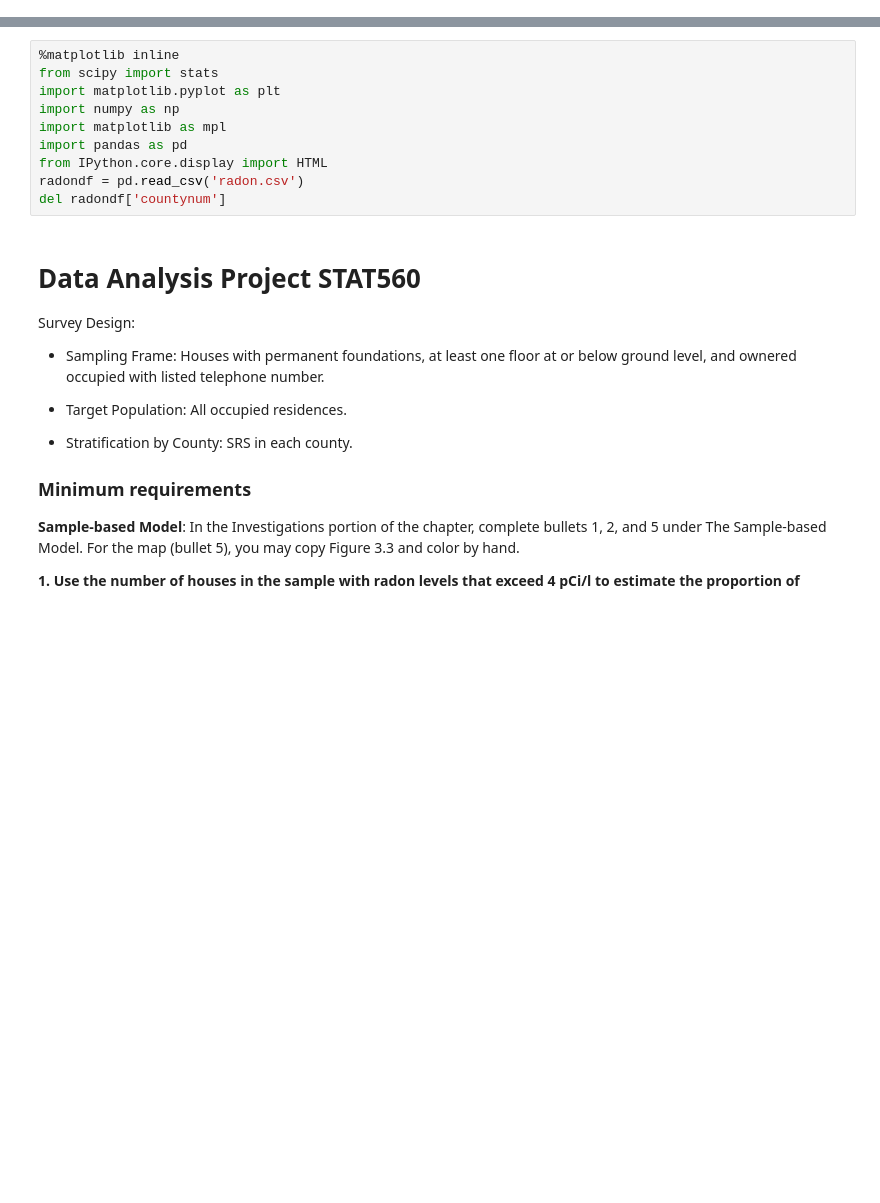
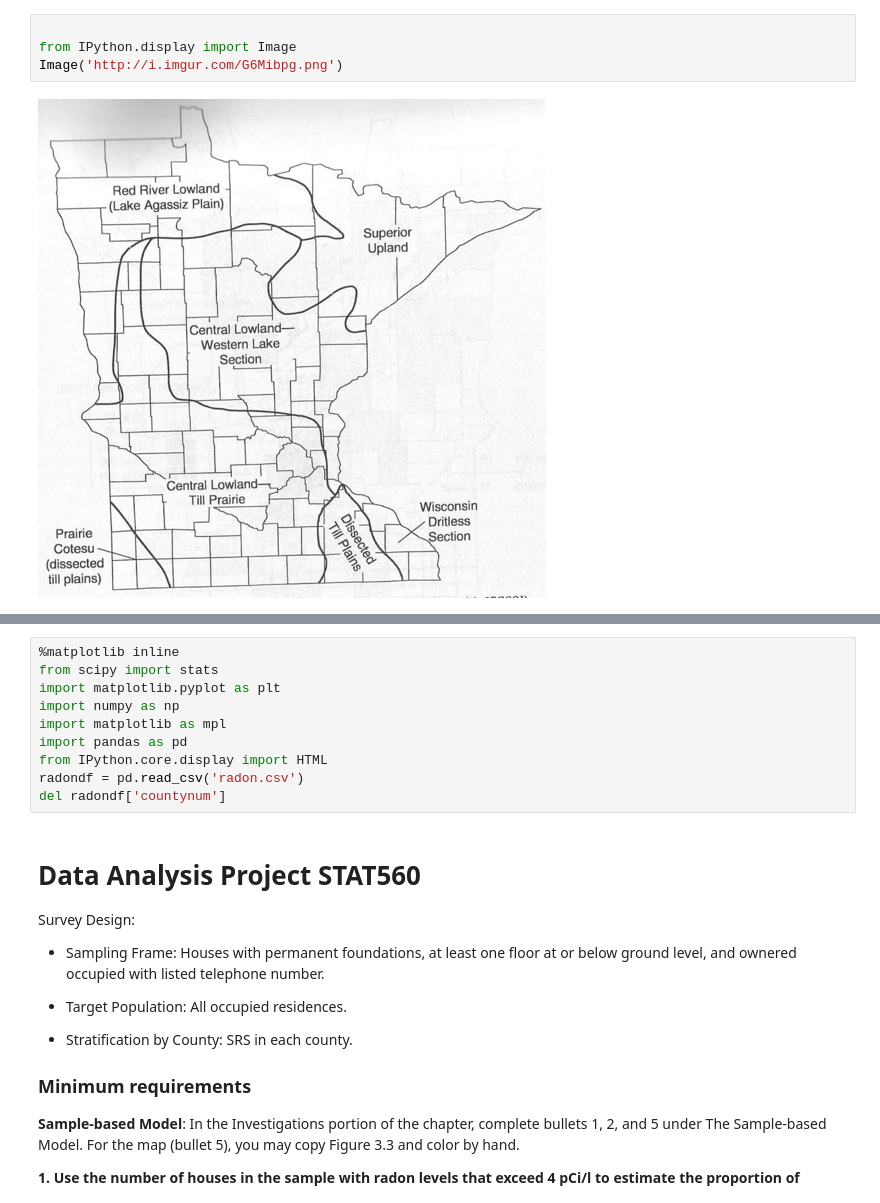
Before and after one commit to holagonzalo/SDSU, a Jupyter notebook: 560/560project.ipynb, the cells around one changed output, grey strips where cells are left out. Drawn from its saved outputs; the diff is of its cells as text; blank space fills up the shorter version.

```diff
--- a/560/560project.ipynb
+++ b/560/560project.ipynb
@@ -0,0 +23,6 @@
+# %%
+
+from IPython.display import Image
+Image('http://i.imgur.com/G6Mibpg.png')
+# %% [output]
+[figure, added]
```
Also changed, not shown: parts of 4 cells of this notebook.
